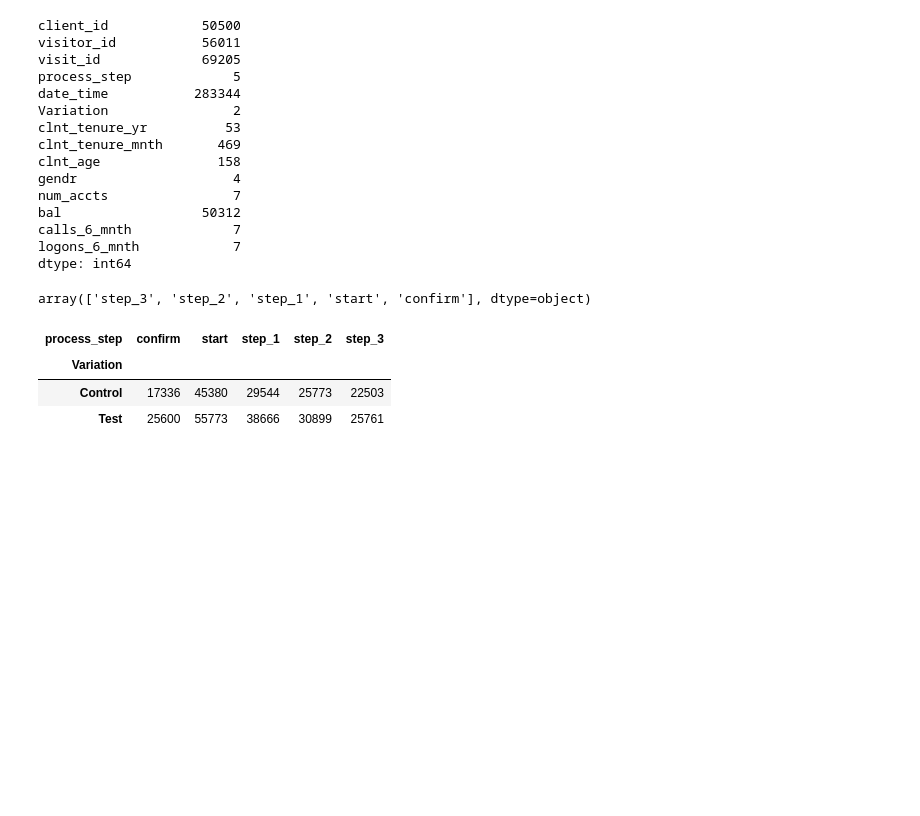
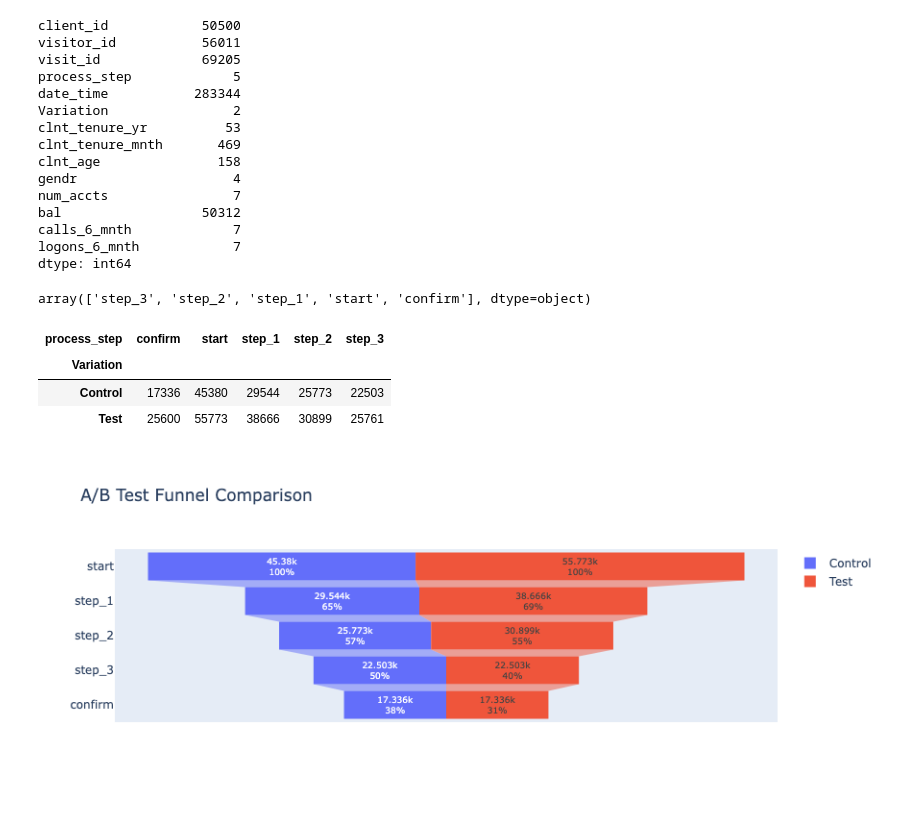
Before and after one commit to PaolaGaray/vanguard-ab-test, a Jupyter notebook: notebooks/cleaning_digital_footprints_df.ipynb, the cells around one changed output. Cells and saved outputs as stored; diff of their text form; code cells hidden in the pictures; blank space fills up the shorter version.

Commit message:
AB_test funnel analysis

```diff
--- a/notebooks/cleaning_digital_footprints_df.ipynb
+++ b/notebooks/cleaning_digital_footprints_df.ipynb
@@ -315,3 +308,33 @@ display(observation_counts)
 | Variation |  |  |  |  |  |
 | Control | 17336 | 45380 | 29544 | 25773 | 22503 |
 | Test | 25600 | 55773 | 38666 | 30899 | 25761 |
+# %%
+import plotly.graph_objects as go
+
+# Data
+stages = ['start', 'step_1', 'step_2', 'step_3', 'confirm']
+control = [45380, 29544, 25773, 22503, 17336] # Funnel A
+test = [55773, 38666, 30899, 22503, 17336] # Funnel B
+
+
+fig = go.Figure()
+
+# Funnel A
+fig.add_trace(go.Funnel(
+    name='Control',
+    y=stages,
+    x=control,
+    textinfo="value+percent initial"))
+
+# Funnel B
+fig.add_trace(go.Funnel(
+    name='Test',
+    y=stages,
+    x=test,
+    textinfo="value+percent initial"))
+
+fig.update_layout(title="A/B Test Funnel Comparison")
+
+fig.show()
+# %% [output]
+[figure, added]
```
Also changed, not shown: parts of 3 cells of this notebook, 18 other files.
